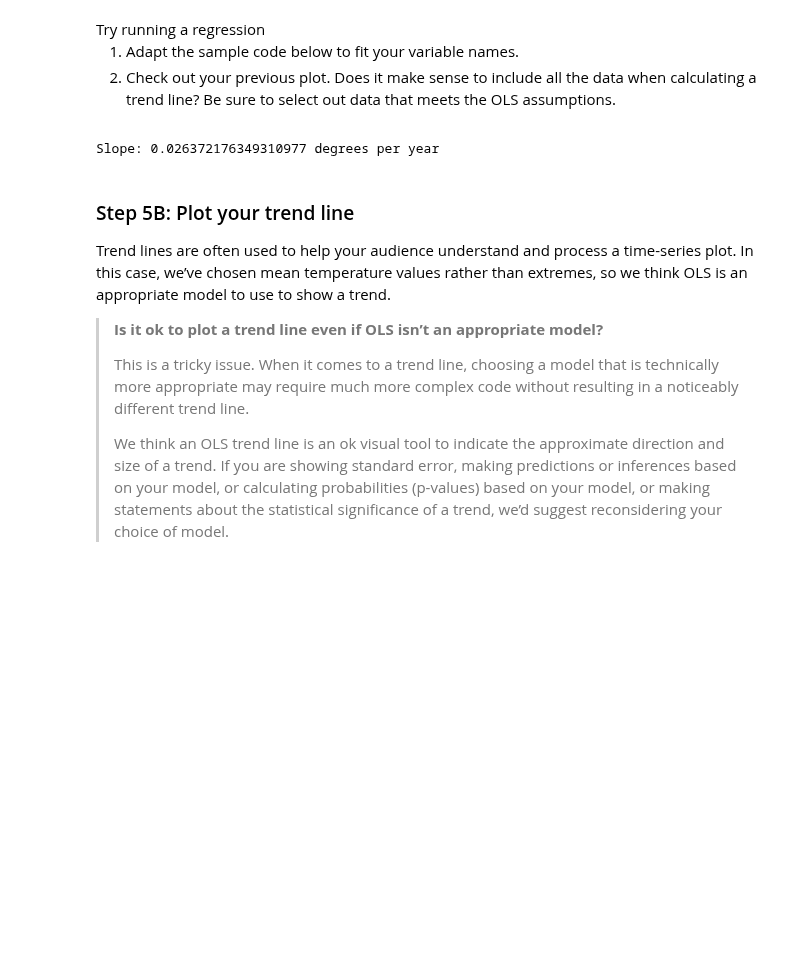
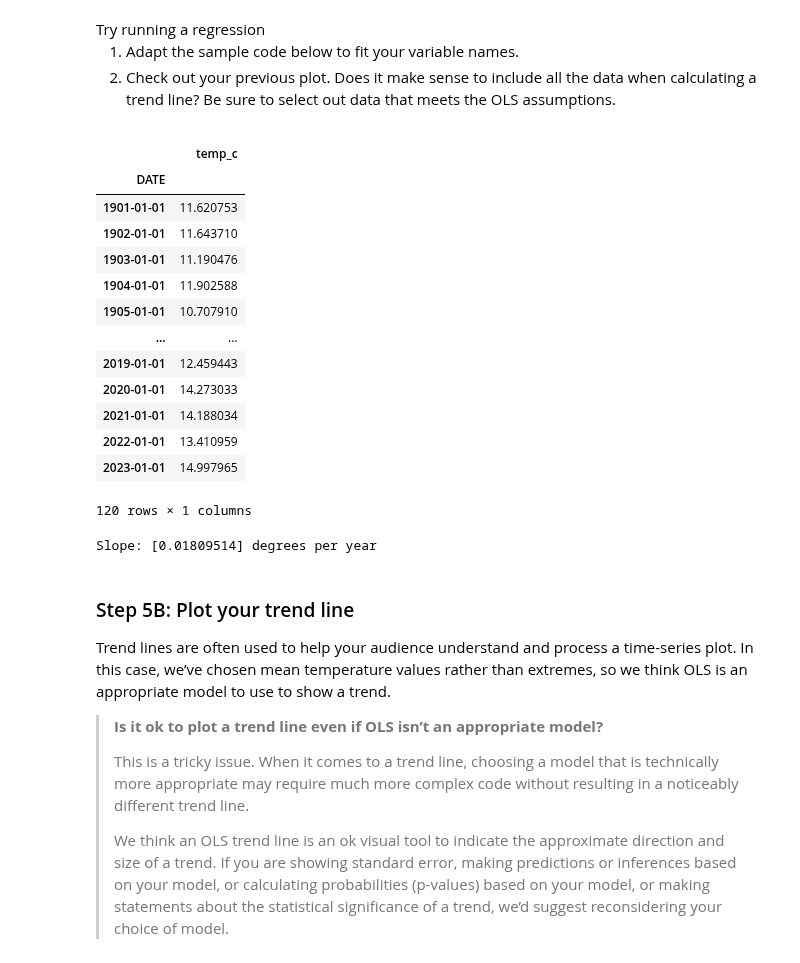
Before and after one commit to gretabinzen/01-climate-fall-template, a Jupyter notebook: 05-climate-trend-line.ipynb, the cells around one changed output. Cells and saved outputs as stored; diff of their text form; code cells hidden in the pictures; blank space fills up the shorter version.

```diff
--- a/05-climate-trend-line.ipynb
+++ b/05-climate-trend-line.ipynb
@@ -95,15 +129,40 @@ from sklearn.linear_model import LinearRegression
 data when calculating a trend line? Be sure to select out data that
 meets the OLS assumptions.</li>
 </ol></div></div>
+# %%
+### subset data to years with temperature
+complete_data_df=annual_temp_c_df.loc['1941':'2023']
+complete_data_df
+
+### Drop NA values
+complete_data_df=annual_temp_c_df.dropna()
+complete_data_df
+# %% [output]
+|  | temp_c |
+| DATE |  |
+| 1901-01-01 | 11.620753 |
+| 1902-01-01 | 11.643710 |
+| 1903-01-01 | 11.190476 |
+| 1904-01-01 | 11.902588 |
+| 1905-01-01 | 10.707910 |
+| ... | ... |
+| 2019-01-01 | 12.459443 |
+| 2020-01-01 | 14.273033 |
+| 2021-01-01 | 14.188034 |
+| 2022-01-01 | 13.410959 |
+| 2023-01-01 | 14.997965 |
+120 rows × 1 columns
 # %%
 ### fit an OLS Linear Regression to the data
 
 ### define independent variable
 ### reshape 'year' to be a 2D array for scikit-learn
-ind_variable = my_dataframe.index.year.values.reshape(-1, 1)
+ind_variable = complete_data_df.index.year.values.reshape(-1, 1)
+ind_variable
 
 ### define dependent variable
-dep_variable =
+dep_variable = complete_data_df
+dep_variable
 
 ### make linear regression model
 model = LinearRegression()
@@ -114,7 +173,7 @@ model.fit(ind_variable, dep_variable)
 ### calculate and print metrics
 print(f'Slope: {model.coef_[0]} degrees per year')
 # %% [output]
-Slope: 0.026372176349310977 degrees per year
+Slope: [0.01809514] degrees per year
 # %% [markdown]
 ### Step 5B: Plot your trend line
 
```
Also changed, not shown: parts of 6 cells of this notebook, 1 other file.
